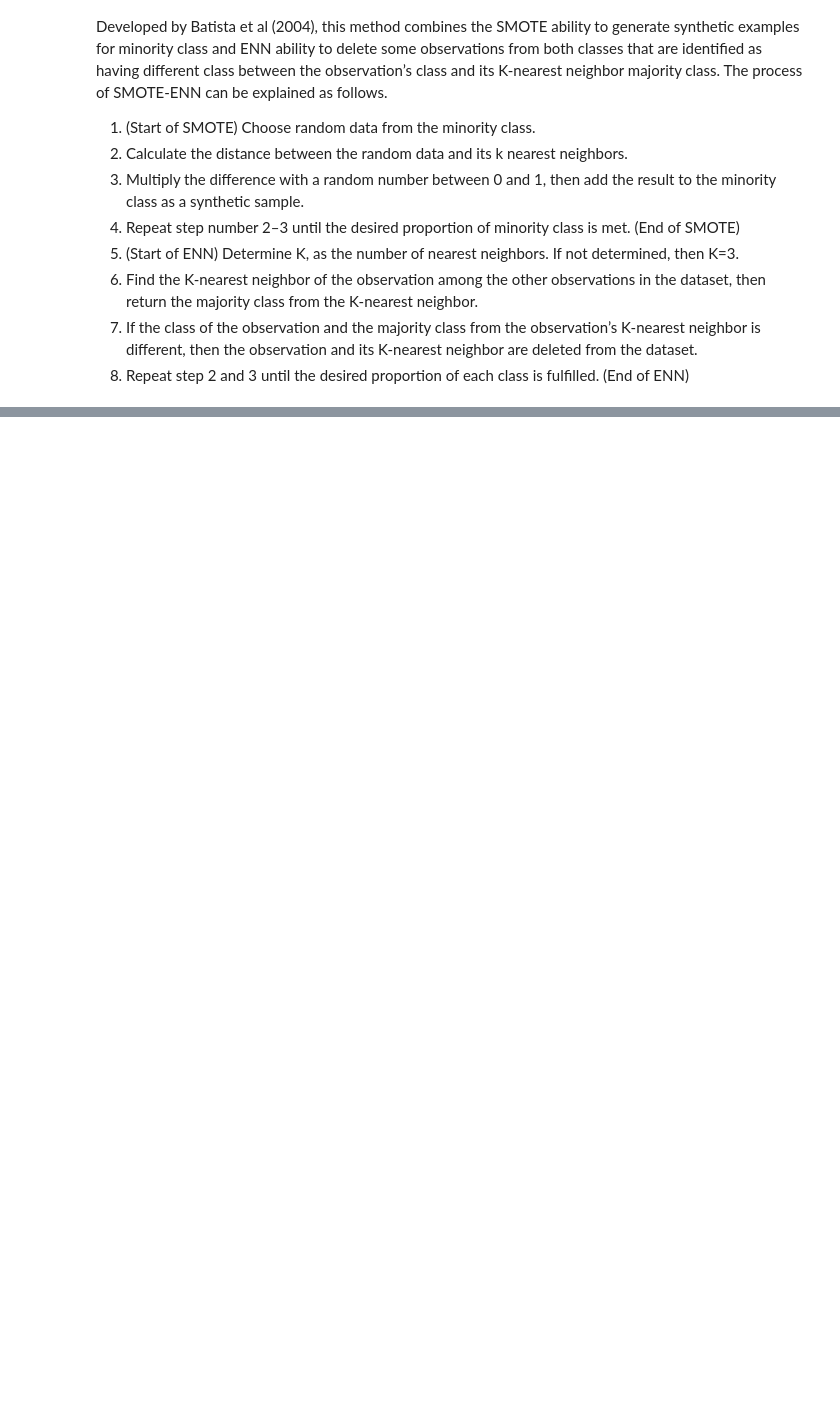
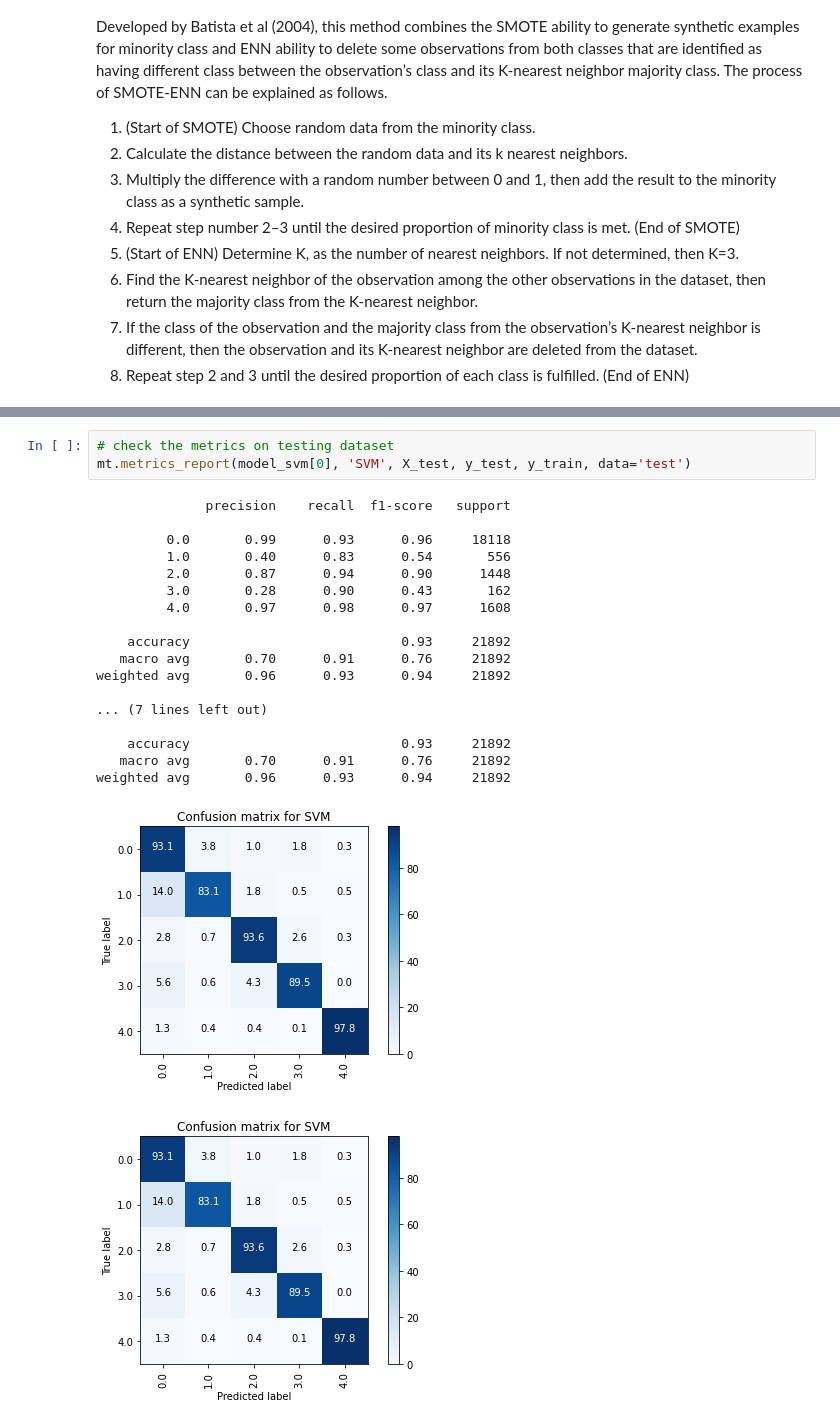
Before and after one commit to nastiag67/ecgn, a Jupyter notebook: README.ipynb, the cells around one changed output, grey strips where cells are left out. Saved outputs shown, nothing was run; the diff lists cells and outputs as text; blank space fills up the shorter version.

```diff
--- a/README.ipynb
+++ b/README.ipynb
@@ -1014,0 +1044,23 @@ model_svm = cls_models.checkmodel(
+# %%
+# check the metrics on testing dataset
+mt.metrics_report(model_svm[0], 'SVM', X_test, y_test, y_train, data='test')
+# %% [output]
+              precision    recall  f1-score   support
+
+         0.0       0.99      0.93      0.96     18118
+         1.0       0.40      0.83      0.54       556
+         2.0       0.87      0.94      0.90      1448
+         3.0       0.28      0.90      0.43       162
+         4.0       0.97      0.98      0.97      1608
+
+    accuracy                           0.93     21892
+   macro avg       0.70      0.91      0.76     21892
+weighted avg       0.96      0.93      0.94     21892
+
+... (7 lines left out)
+
+    accuracy                           0.93     21892
+   macro avg       0.70      0.91      0.76     21892
+weighted avg       0.96      0.93      0.94     21892
+[figure, added]
+[figure, added]
```
Also changed, not shown: parts of 8 cells of this notebook, 26 other files.
